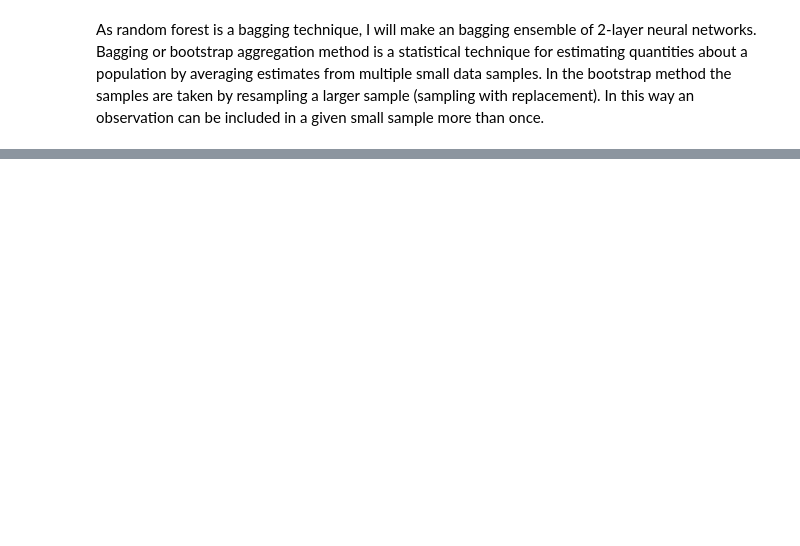
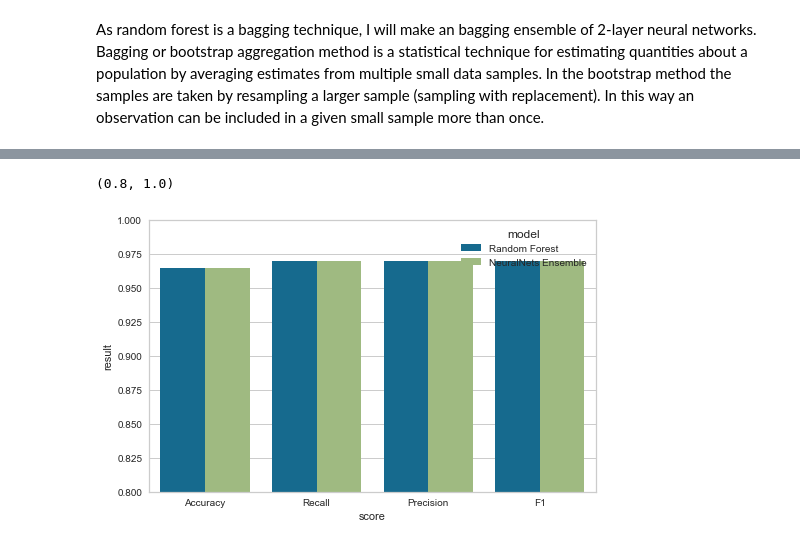
Before and after one commit to foukonana/MSc_MachineLearning_Asgmts, a Jupyter notebook: Assignments/Asgmt10_Ensembles/asgmt10_afoudouli.ipynb, the cells around one changed output, grey strips where cells are left out. Saved outputs shown, nothing was run; the diff lists cells and outputs as text; code cells hidden in the pictures; blank space fills up the shorter version.

Commit message:
plot scores of ensemble vs random forest

```diff
--- a/Assignments/Asgmt10_Ensembles/asgmt10_afoudouli.ipynb
+++ b/Assignments/Asgmt10_Ensembles/asgmt10_afoudouli.ipynb
@@ -121,7 +120,3 @@ def get_nn_model(n_inp: int) ->keras.Sequential:
     model.compile(optimizer='rmsprop', loss='binary_crossentropy', metrics=['accuracy'])
 
     return model
-# %%
-model = get_nn_model(X_train_selected.shape[1])
-# Fitting the ANN to the Training set
-model.fit(X_train_selected, y_train, validation_data=(X_test_selected, y_test), batch_size=120, epochs=120, verbose=0)
@@ -188,0 +145,26 @@ results_df.drop(columns='ensemble_pred', inplace=True)
+# %%
+# keep the results in a dataframe
+
+y_pred_rf = rf.predict(X_test_selected)
+y_pred_nn_ensemble = results_df['ensemble_pred']
+
+rf_scores_dict = {'Accuracy': accuracy_score(y_test, y_pred_rf),
+                  'Recall': recall_score(y_test, y_pred_rf),
+                  'Precision': precision_score(y_test, y_pred_rf),
+                  'F1': f1_score(y_test, y_pred_rf),
+                  }
+nn_ens_scores_dict = {'Accuracy': accuracy_score(y_test, y_pred_nn_ensemble),
+                      'Recall': recall_score(y_test, y_pred_nn_ensemble),
+                      'Precision': precision_score(y_test, y_pred_nn_ensemble),
+                      'F1': f1_score(y_test, y_pred_nn_ensemble),
+                      }
+
+rf_df = pd.Series(rf_scores_dict).reset_index()
+rf_df.columns = ['score', 'result']
+rf_df['model'] = 'Random Forest'
+
+nnens_df = pd.Series(rf_scores_dict).reset_index()
+nnens_df.columns = ['score', 'result']
+nnens_df['model'] = 'NeuralNets Ensemble'
+
+scores_df = rf_df.append(nnens_df)
@@ -188,0 +183,7 @@ results_df.drop(columns='ensemble_pred', inplace=True)
+# %%
+plt.figure(figsize=(8,5))
+sns.barplot(x='score', y='result', hue='model', data=scores_df)
+plt.ylim(0.8, 1.0)
+# %% [output]
+(0.8, 1.0)
+[figure, added]
```
Also changed, not shown: parts of 15 cells of this notebook.
